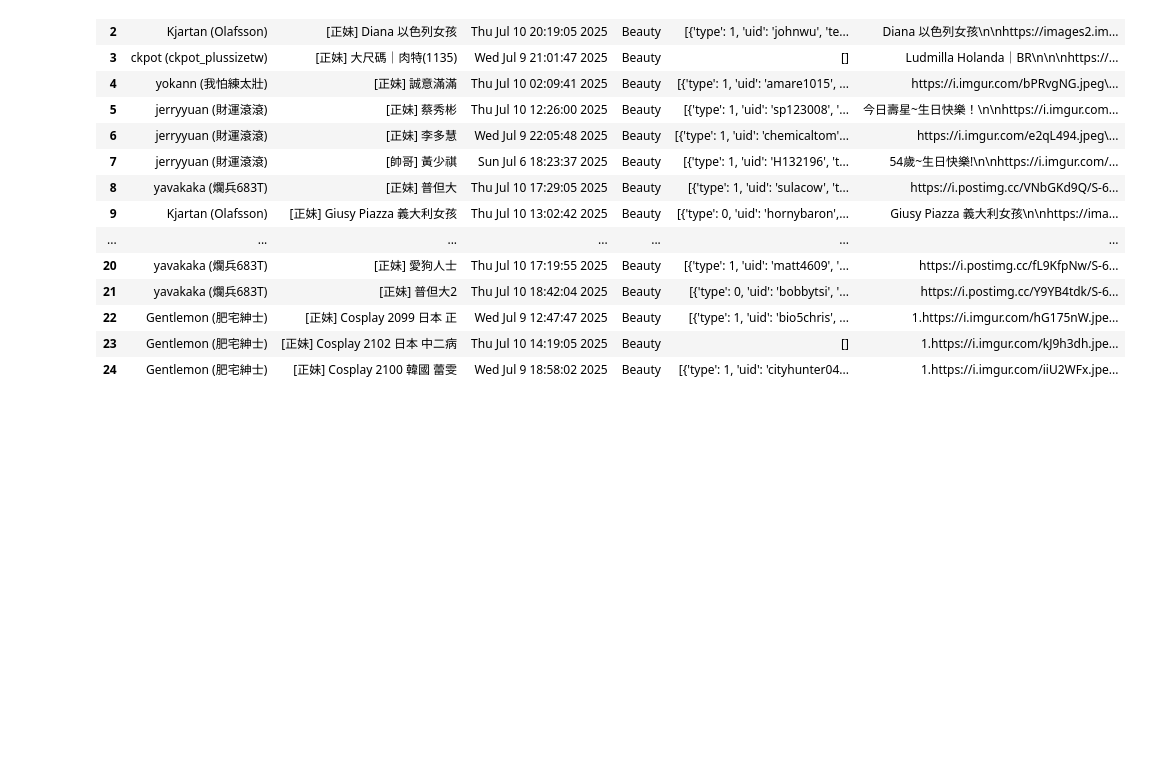
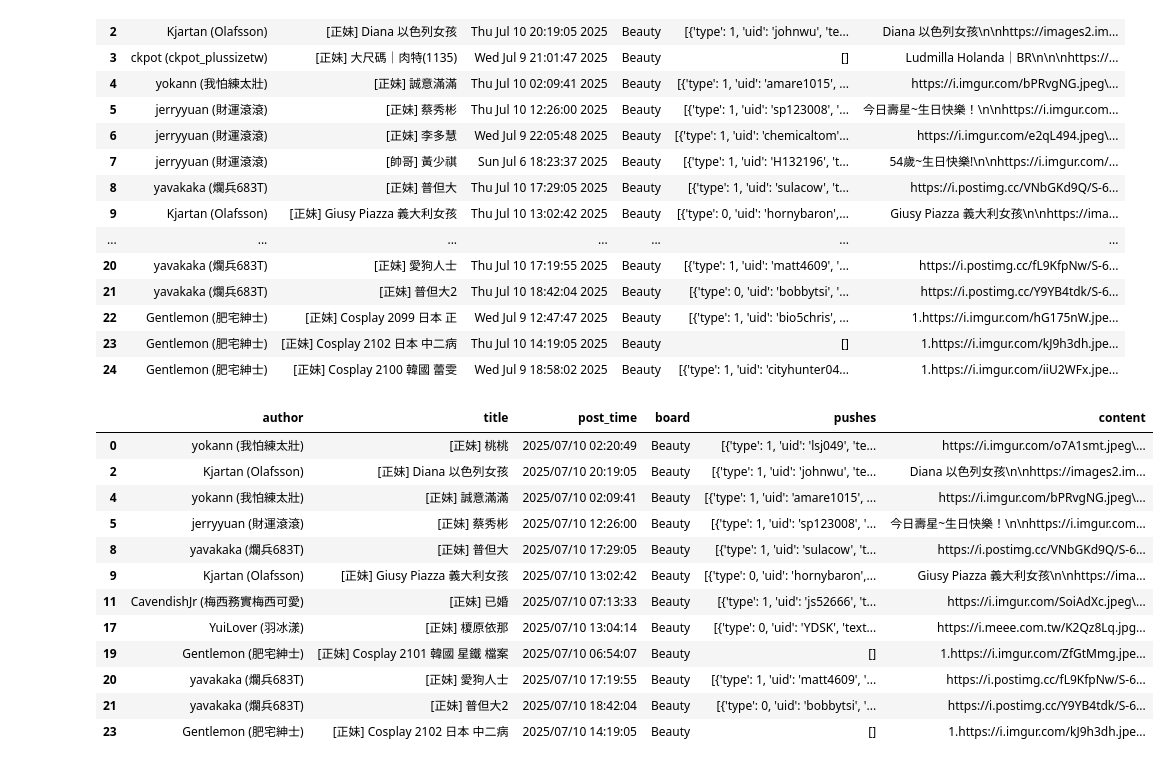
Before and after one commit to Elwing-Chou/tibame_online_0616, a Jupyter notebook: tibame_night_20250708.ipynb, the cells around one changed output. Cells and saved outputs as stored; diff of their text form; code cells hidden in the pictures; blank space fills up the shorter version.

```diff
--- a/tibame_night_20250708.ipynb
+++ b/tibame_night_20250708.ipynb
@@ -248,2 +261,43 @@ df
+# %%
+from datetime import datetime
+
+def flow(s):
+    # s = "Thu Jul 10 07:13:33 2025"
+    pat = "%a %b %d %H:%M:%S %Y"
+    # 轉換成datetime型態
+    dt = datetime.strptime(s, pat)
+    pat_convert = "%Y/%m/%d %H:%M:%S"
+    # 轉換成str型態
+    dt_s = dt.strftime(pat_convert)
+    return dt_s
+df["post_time"] = df["post_time"].apply(flow)
+df
+# %%
+# pat = "%Y/%m/%d %H:%M:%S"
+# dt1 = datetime.strptime("2025/07/10 07:13:33", pat)
+# dt2 = datetime.strptime("2025/07/10 06:13:33", pat)
+# dt2 > dt1
+# apply做出跟我資料筆數依樣多的True/False來過濾
+def flow(s):
+    pat = "%Y/%m/%d %H:%M:%S"
+    dt = datetime.strptime(s, pat)
+    target = datetime.strptime("2025/07/10 00:00:00", pat)
+    return dt > target
+fil = df["post_time"].apply(flow)
+df[fil]
+# %% [output]
+|  | author | title | post_time | board | pushes | content |
+| 0 | yokann (我怕練太壯) | [正妹] 桃桃 | 2025/07/10 02:20:49 | Beauty | [{'type': 1, 'uid': 'lsj049', 'te... | https://i.imgur.com/o7A1smt.jpeg\... |
+| 2 | Kjartan (Olafsson) | [正妹] Diana 以色列女孩 | 2025/07/10 20:19:05 | Beauty | [{'type': 1, 'uid': 'johnwu', 'te... | Diana 以色列女孩\n\nhttps://images2.im... |
+| 4 | yokann (我怕練太壯) | [正妹] 誠意滿滿 | 2025/07/10 02:09:41 | Beauty | [{'type': 1, 'uid': 'amare1015', ... | https://i.imgur.com/bPRvgNG.jpeg\... |
+| 5 | jerryyuan (財運滾滾) | [正妹] 蔡秀彬 | 2025/07/10 12:26:00 | Beauty | [{'type': 1, 'uid': 'sp123008', '... | 今日壽星~生日快樂！\n\nhttps://i.imgur.com... |
+| 8 | yavakaka (爛兵683T) | [正妹] 普但大 | 2025/07/10 17:29:05 | Beauty | [{'type': 1, 'uid': 'sulacow', 't... | https://i.postimg.cc/VNbGKd9Q/S-6... |
+| 9 | Kjartan (Olafsson) | [正妹] Giusy Piazza 義大利女孩 | 2025/07/10 13:02:42 | Beauty | [{'type': 0, 'uid': 'hornybaron',... | Giusy Piazza 義大利女孩\n\nhttps://ima... |
+| 11 | CavendishJr (梅西務實梅西可愛) | [正妹] 已婚 | 2025/07/10 07:13:33 | Beauty | [{'type': 1, 'uid': 'js52666', 't... | https://i.imgur.com/SoiAdXc.jpeg\... |
+| 17 | YuiLover (羽冰漾) | [正妹] 榎原依那 | 2025/07/10 13:04:14 | Beauty | [{'type': 0, 'uid': 'YDSK', 'text... | https://i.meee.com.tw/K2Qz8Lq.jpg... |
+| 19 | Gentlemon (肥宅紳士) | [正妹] Cosplay 2101 韓國 星鐵 檔案 | 2025/07/10 06:54:07 | Beauty | [] | 1.https://i.imgur.com/ZfGtMmg.jpe... |
+| 20 | yavakaka (爛兵683T) | [正妹] 愛狗人士 | 2025/07/10 17:19:55 | Beauty | [{'type': 1, 'uid': 'matt4609', '... | https://i.postimg.cc/fL9KfpNw/S-6... |
+| 21 | yavakaka (爛兵683T) | [正妹] 普但大2 | 2025/07/10 18:42:04 | Beauty | [{'type': 0, 'uid': 'bobbytsi', '... | https://i.postimg.cc/Y9YB4tdk/S-6... |
+| 23 | Gentlemon (肥宅紳士) | [正妹] Cosplay 2102 日本 中二病 | 2025/07/10 14:19:05 | Beauty | [] | 1.https://i.imgur.com/kJ9h3dh.jpe... |
 # %%
 # 解釋os.path/requests
```
Also changed, not shown: parts of 1 cell of this notebook.
